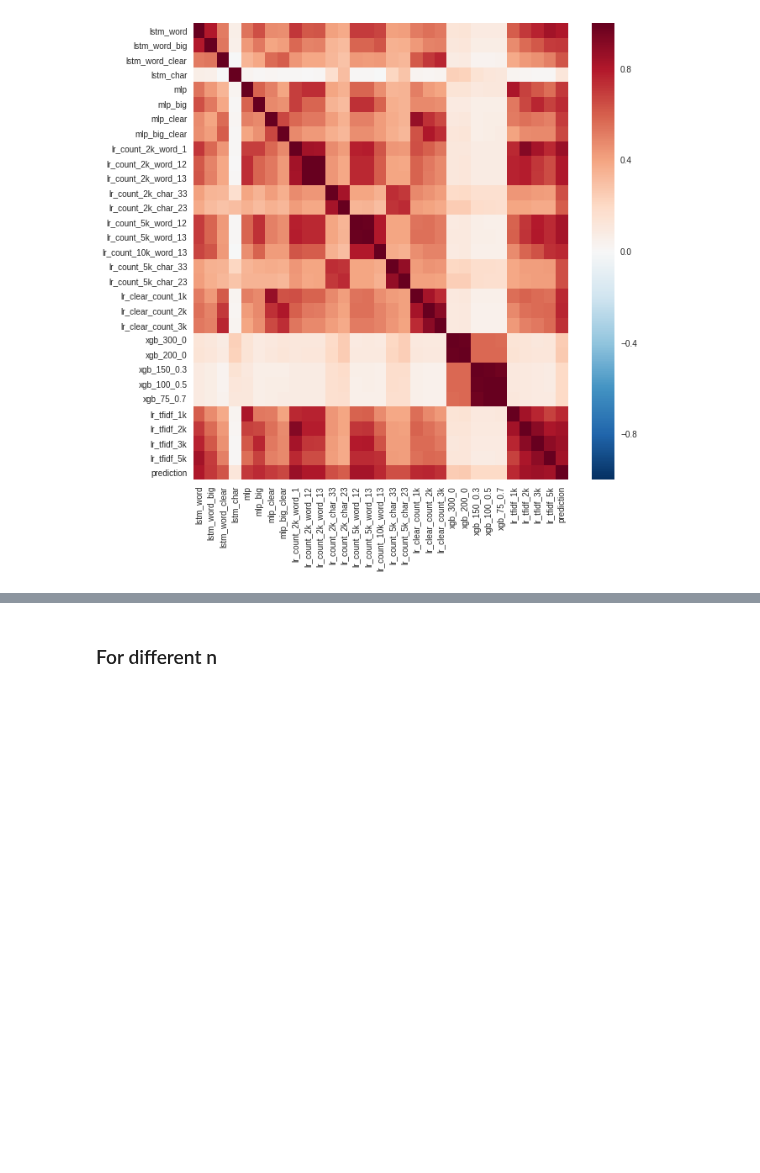
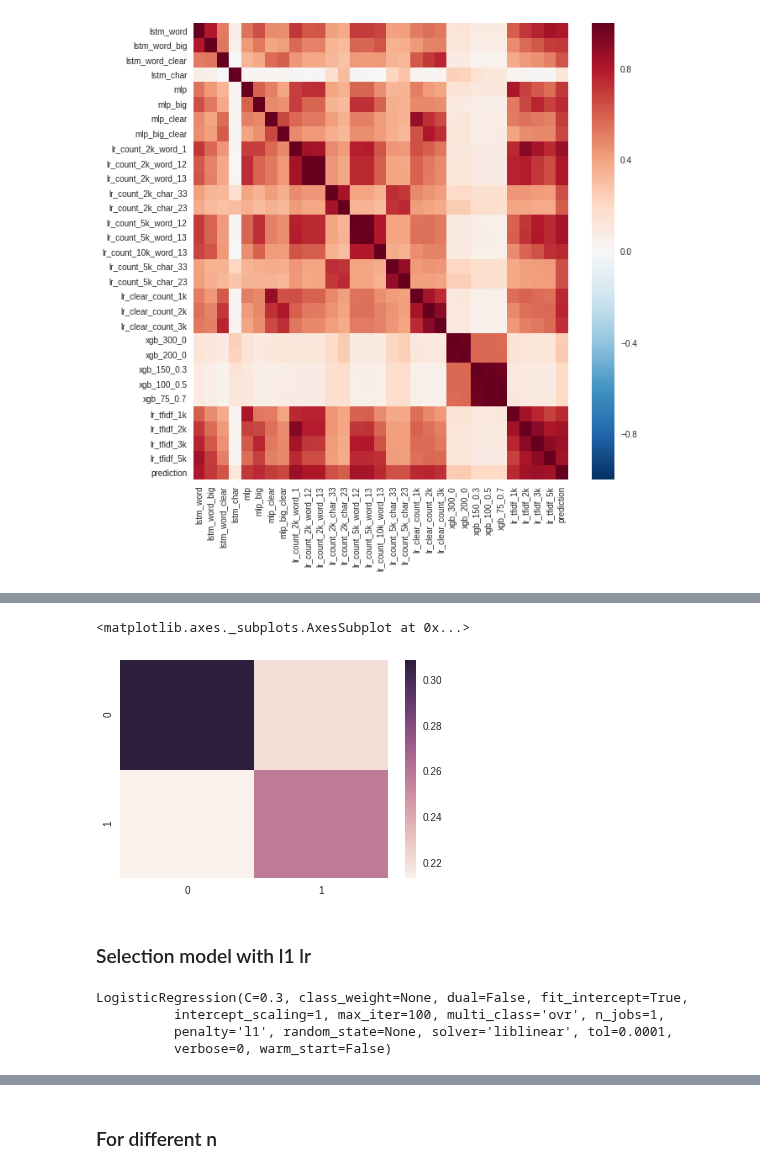
Before and after one commit to EvgenyKashin/CommentsAnalysis, a Jupyter notebook: FinalSolution.ipynb, the cells around one changed output, grey strips where cells are left out. Drawn from its saved outputs; the diff is of its cells as text; code cells hidden in the pictures; blank space fills up the shorter version.

```diff
--- a/FinalSolution.ipynb
+++ b/FinalSolution.ipynb
@@ -1368,0 +1360,17 @@ Wall time: 34min 17s
+# %%
+cm = confusion_matrix(y_t, (pr.prediction.values > 0.5).astype(int))
+cm =  cm / cm.sum() #[np.newaxis]
+sns.heatmap(cm)
+# %% [output]
+<matplotlib.axes._subplots.AxesSubplot at 0x...>
+[figure, added]
+# %% [markdown]
+### Selection model with l1 lr
+# %%
+lr = lm.LogisticRegression('l1', C=0.3)
+lr.fit(pr.drop('prediction', axis=1).values, y_t)
+# %% [output]
+LogisticRegression(C=0.3, class_weight=None, dual=False, fit_intercept=True,
+          intercept_scaling=1, max_iter=100, multi_class='ovr', n_jobs=1,
+          penalty='l1', random_state=None, solver='liblinear', tol=0.0001,
+          verbose=0, warm_start=False)
```
Also changed, not shown: parts of 25 cells of this notebook.
